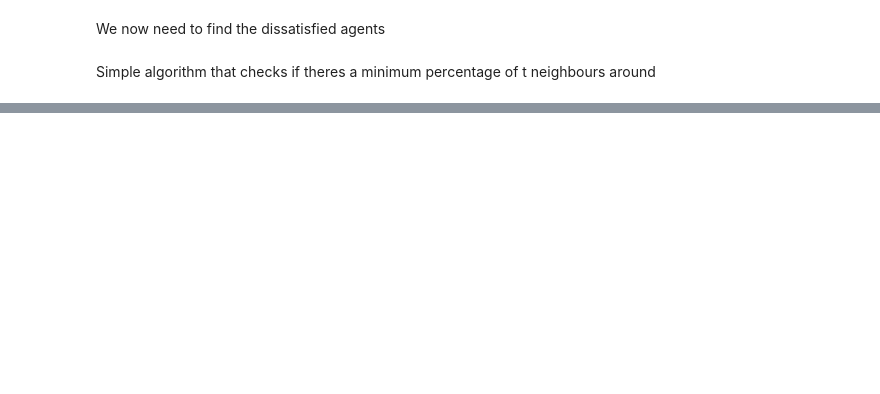
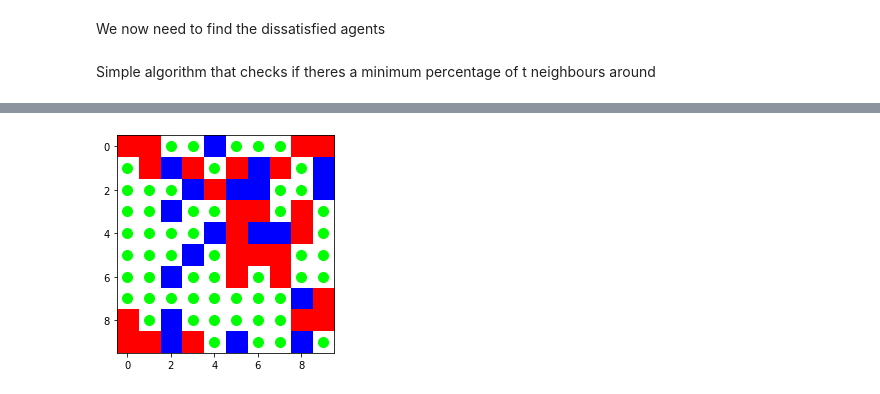
Before and after one commit to AthomsG/Schelling_Model_Central_Tolerance, a Jupyter notebook: LABS/Projeto/Schelling Model for Segregation.ipynb, the cells around one changed output, grey strips where cells are left out. Saved outputs shown, nothing was run; the diff lists cells and outputs as text; code cells hidden in the pictures; blank space fills up the shorter version.

```diff
--- a/LABS/Projeto/Schelling Model for Segregation.ipynb
+++ b/LABS/Projeto/Schelling Model for Segregation.ipynb
@@ -205,0 +169,4 @@ Simulation finished! i =  1000
+# %%
+print_matrix(matrix, get_empty_space(matrix))
+# %% [output]
+[figure, added]
```
Also changed, not shown: parts of 18 cells of this notebook.
